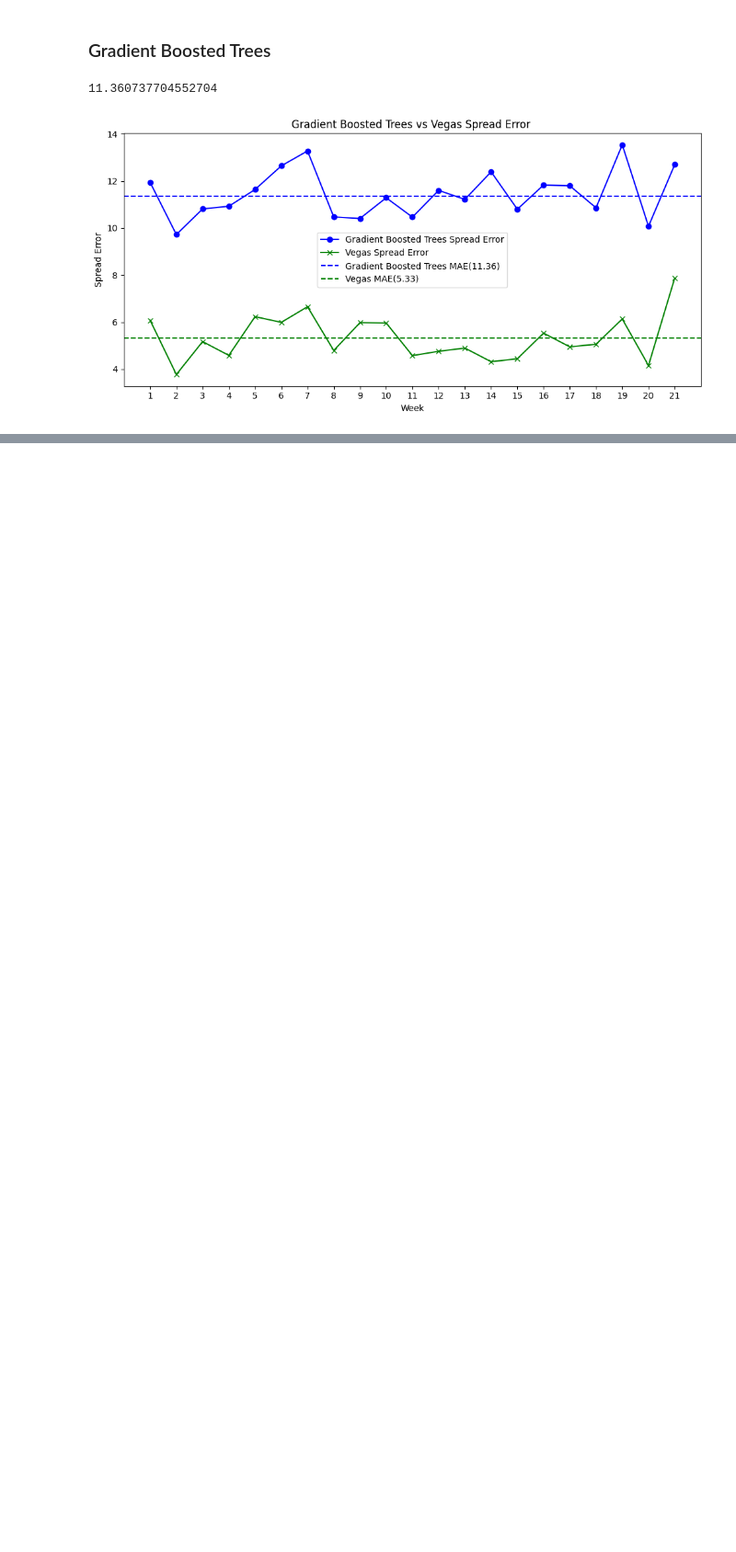
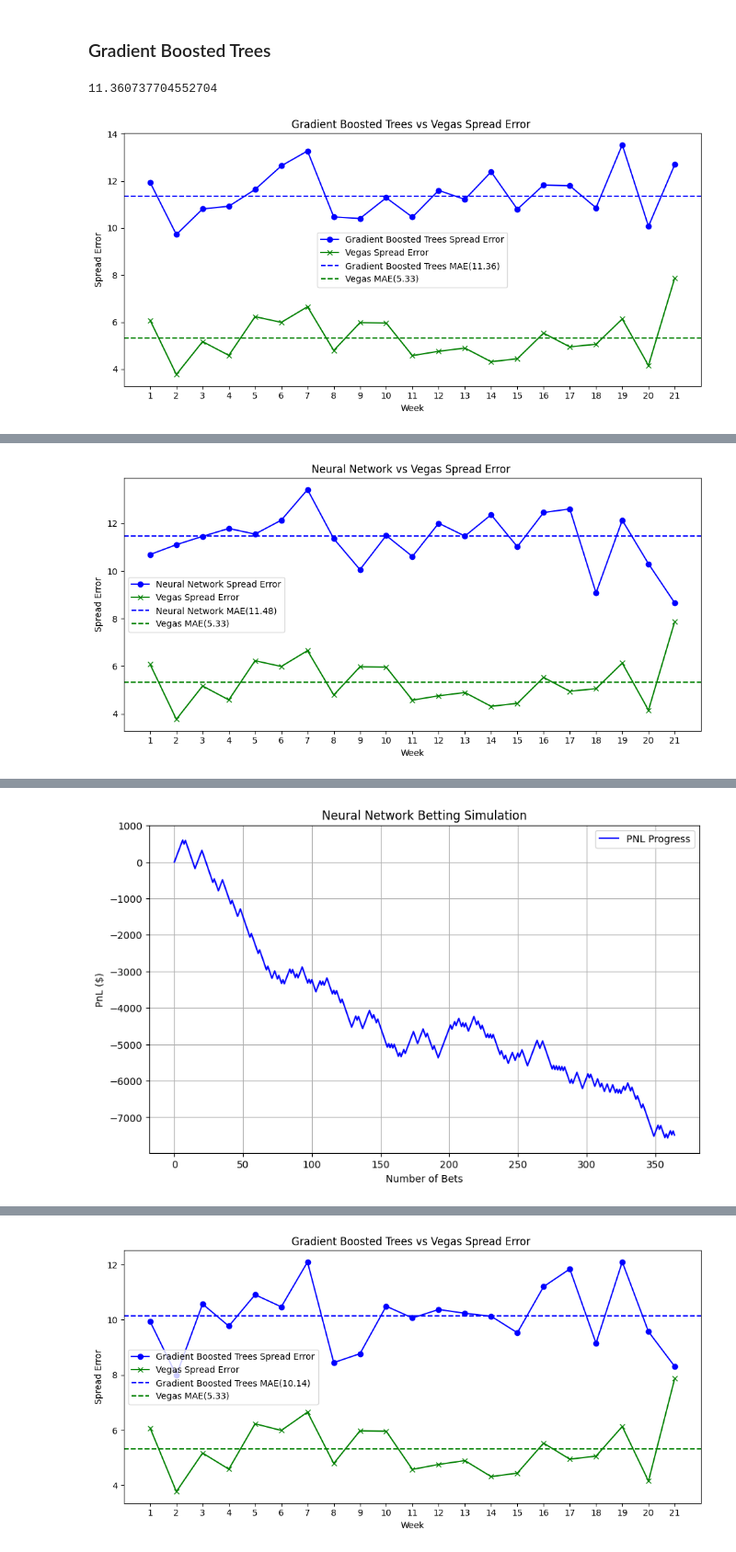
Before and after one commit to harshavardhan-patil/dont-bet-on-sports, a Jupyter notebook: notebooks/testing_w_vegas.ipynb, the cells around one changed output, grey strips where cells are left out. Shown at 92% size. Cells and saved outputs as stored; diff of their text form; code cells hidden in the pictures; blank space fills up the shorter version.

```diff
--- a/notebooks/testing_w_vegas.ipynb
+++ b/notebooks/testing_w_vegas.ipynb
@@ -95,3 +95,12 @@ df_model = df.assign(pred = gbt_results)
 plot_error(df_model, 'Gradient Boosted Trees')
 # %% [output]
 [figure]
+# %%
+from src.reports import analyze_gradient_boosted_trees, analyze_nn, analyze_random_forests, analyze_support_vectors
+
+
+analyze_nn()
+analyze_gradient_boosted_trees()
+analyze_random_forests()
+analyze_support_vectors()
+# %% [output]
@@ -97,0 +109 @@ plot_error(df_model, 'Gradient Boosted Trees')
+[figure, added]
@@ -97,0 +117 @@ plot_error(df_model, 'Gradient Boosted Trees')
+[figure, added]
@@ -97,0 +119 @@ plot_error(df_model, 'Gradient Boosted Trees')
+[figure, added]
```
Also changed, not shown: parts of 2 cells of this notebook, 8 other files.
